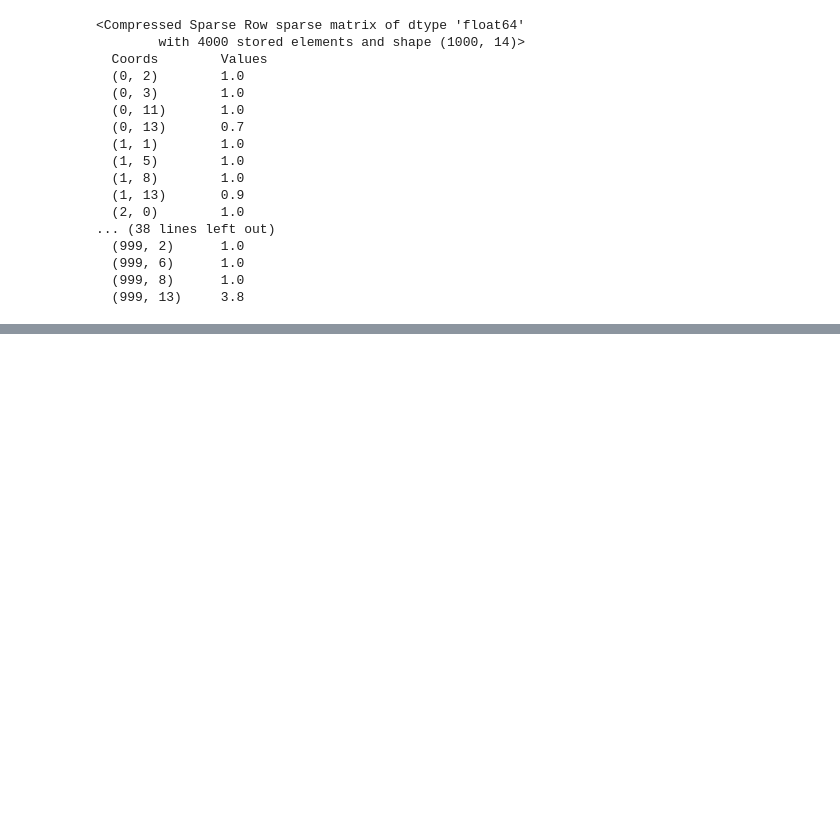
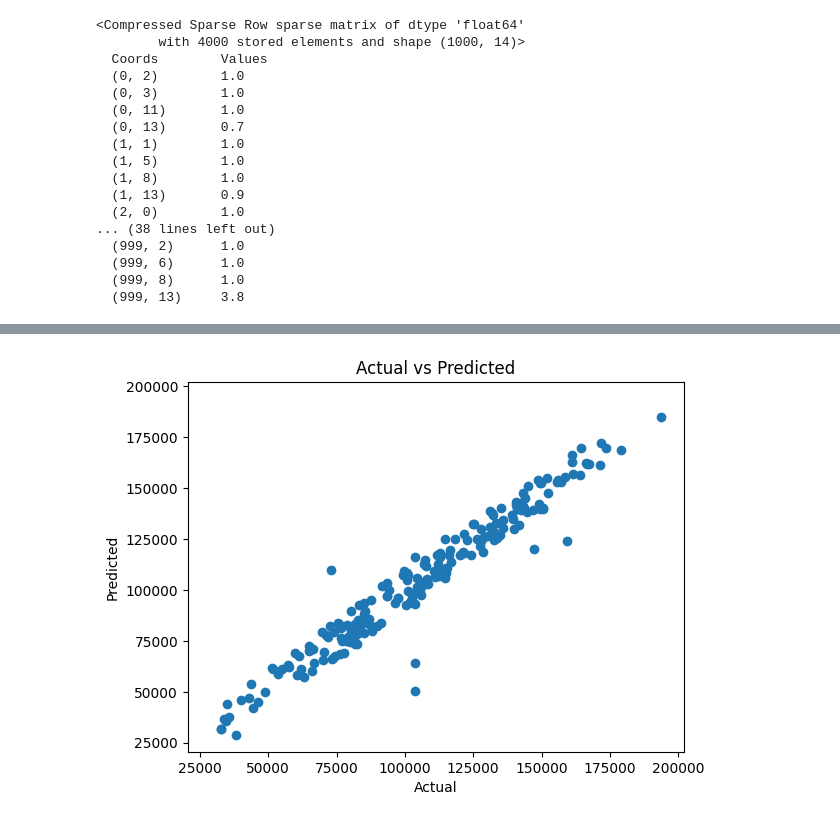
Before and after one commit to redashu/Intuit_ML_13thMay2026, a Jupyter notebook: notebooks/SalaryPrediction.ipynb, the cells around one changed output, grey strips where cells are left out. Drawn from its saved outputs; the diff is of its cells as text; code cells hidden in the pictures; blank space fills up the shorter version.

```diff
--- a/notebooks/SalaryPrediction.ipynb
+++ b/notebooks/SalaryPrediction.ipynb
@@ -183,3 +184,11 @@ print(features)
 # %%
 # spliting data into training and testing phase
 train_x,test_x,train_l,test_l=train_test_split(features,label,test_size=0.2)
+# %%
+#  calling LinearRegression
+le = LinearRegression()
+model=le.fit(train_x,train_l)
+# %%
+# lets do model inferencing / testing model
+predicted_value = model.predict(test_x)
+print(predicted_value)
@@ -185,0 +240,14 @@ train_x,test_x,train_l,test_l=train_test_split(features,label,test_size=0.2)
+# %%
+# creating graph for actual and predicted values
+plt.scatter(test_l, predicted_value)
+plt.xlabel('Actual')
+plt.ylabel('Predicted')
+plt.title('Actual vs Predicted')
+# minval
+minval = min(min(test_l), min(predicted_value))
+maxval = max(max(test_l), max(predicted_value))
+plt.plot(minval, minval, color='red')
+plt.plot(maxval, maxval, color='red')
+plt.show()
+# %% [output]
+[figure, added]
```
Also changed, not shown: parts of 4 cells of this notebook.
